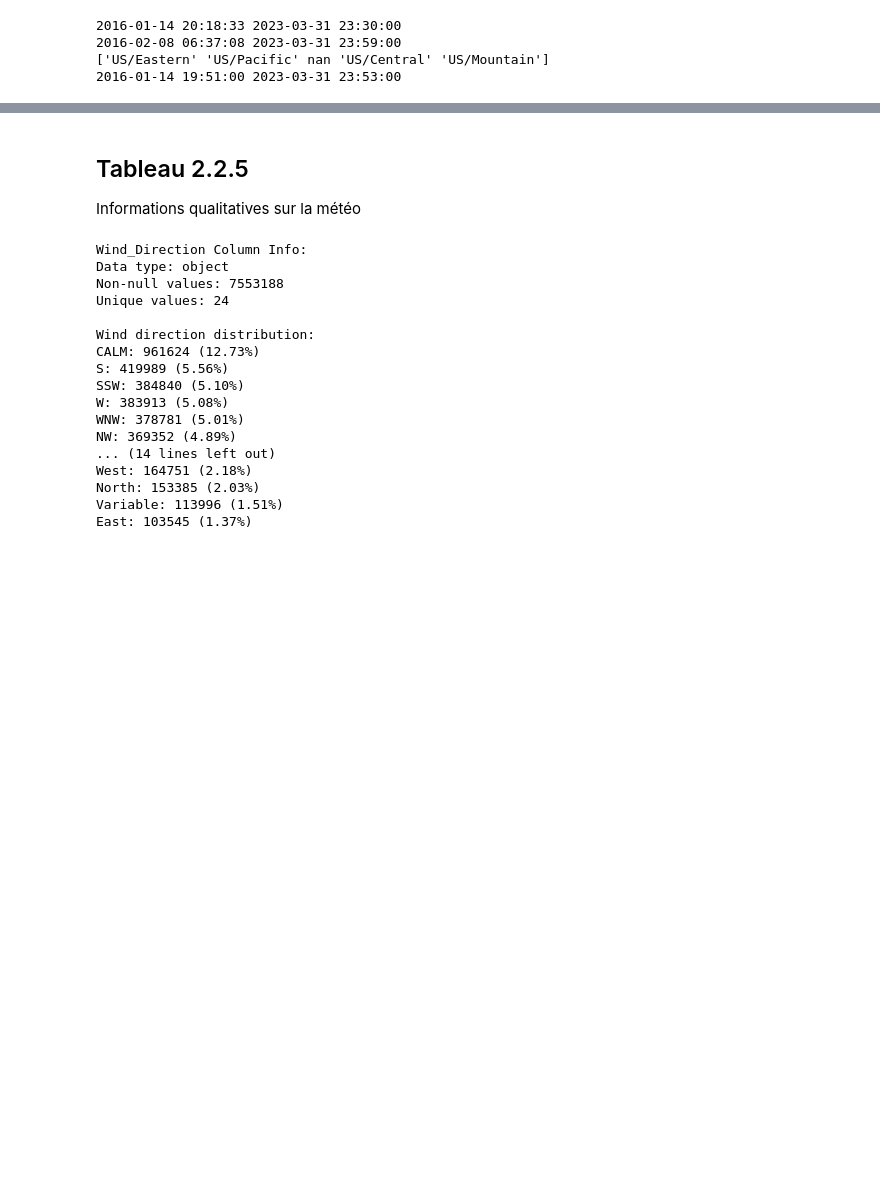
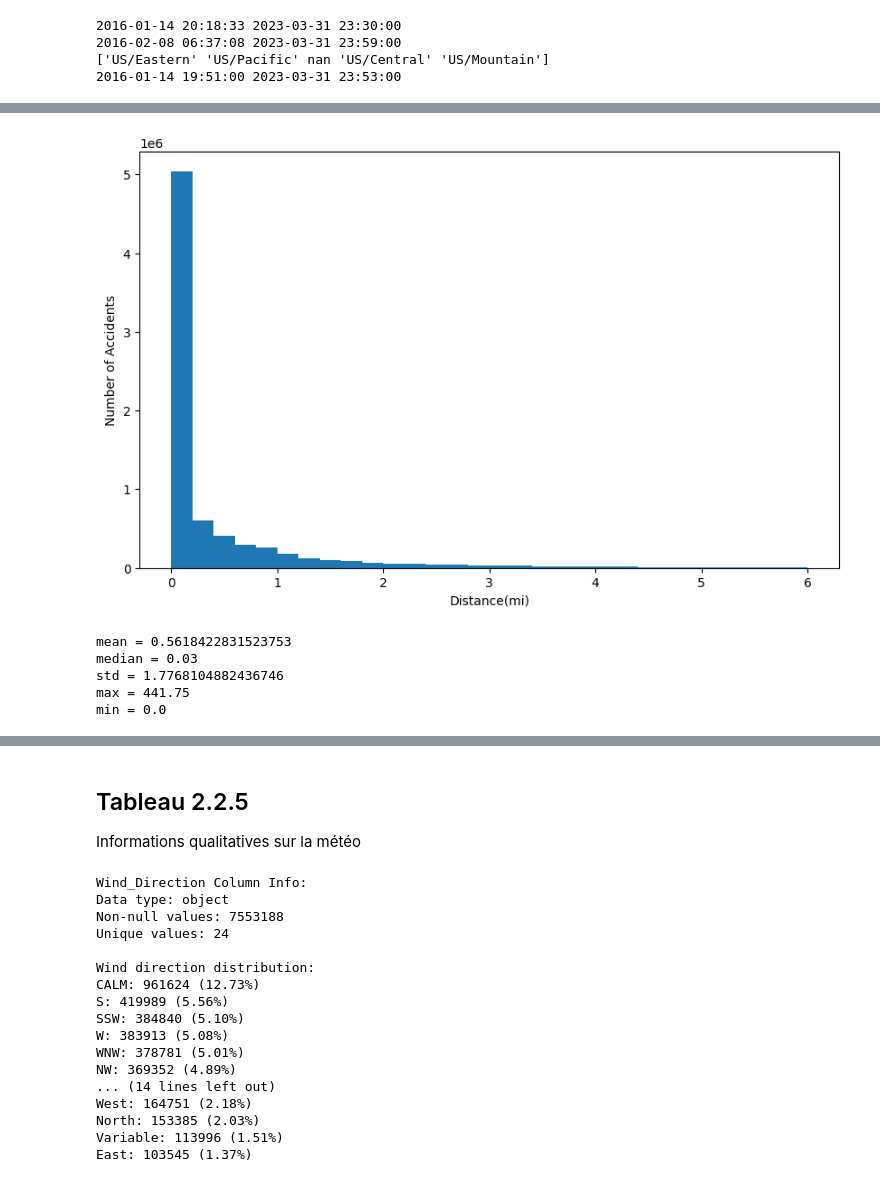
Before and after one commit to peterghadban/INF8808_Projet, a Jupyter notebook: partie_1.ipynb, the cells around one changed output, grey strips where cells are left out. Drawn from its saved outputs; the diff is of its cells as text; code cells hidden in the pictures; blank space fills up the shorter version.

```diff
--- a/partie_1.ipynb
+++ b/partie_1.ipynb
@@ -67,0 +129,25 @@ print(df["End_Lng"].min(), df["End_Lng"].max())
+# %%
+#visualize the Distance(mi) of accidents
+
+top_conditions = df['Distance(mi)']
+top_conditions = top_conditions[top_conditions < 6]  # Filter out outliers for better visualization
+# Filter out outliers for better visualization
+plt.figure(figsize=(10, 6))
+plt.hist(top_conditions.values, bins=30)
+plt.xlabel('Distance(mi)')
+plt.ylabel('Number of Accidents')
+plt.show()
+
+
+print("mean = " + str(np.mean(df["Distance(mi)"])))
+print("median = " + str(np.median(df["Distance(mi)"])))
+print("std = " + str(np.std(df["Distance(mi)"])))
+print("max = " + str(np.max(df["Distance(mi)"])))
+print("min = " + str(np.min(df["Distance(mi)"])))
+# %% [output]
+[figure, added]
+mean = 0.5618422831523753
+median = 0.03
+std = 1.7768104882436746
+max = 441.75
+min = 0.0
```
Also changed, not shown: parts of 12 cells of this notebook.
